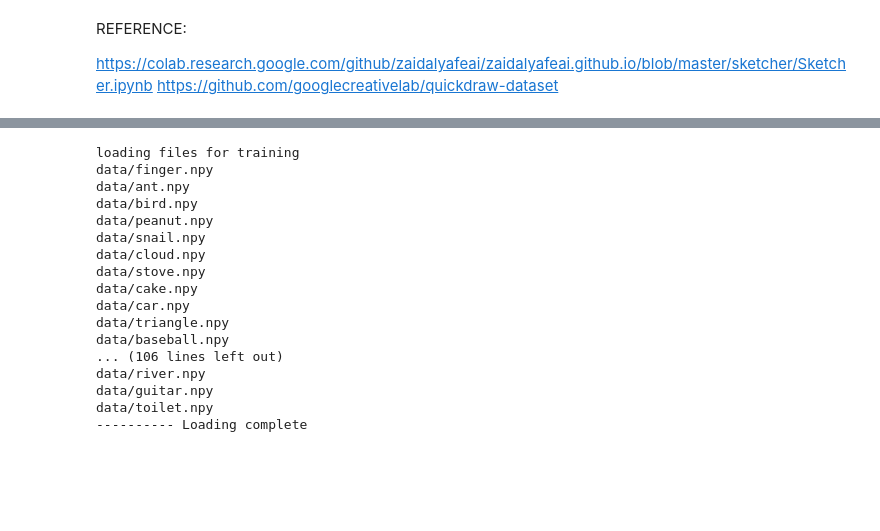
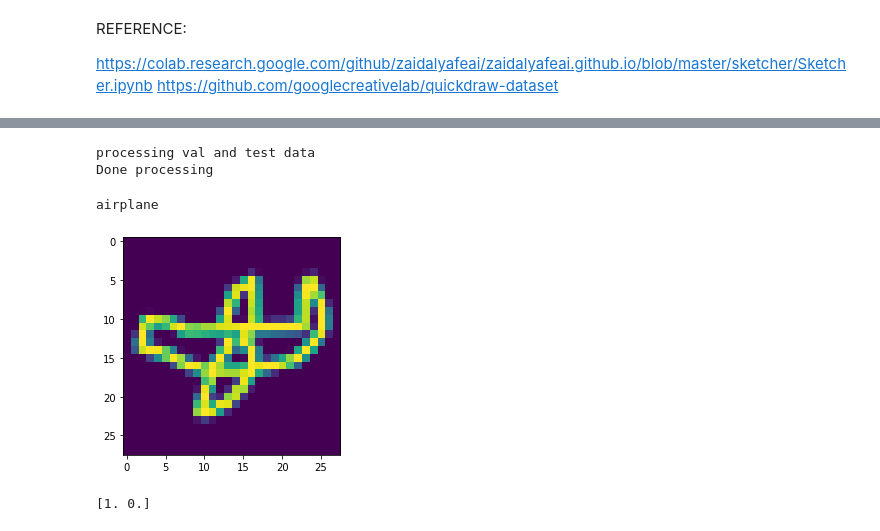
Before and after one commit to bombaybrew/colab_experiments, a Jupyter notebook: quickdraw_generator_gpu.ipynb, the cells around one changed output, grey strips where cells are left out. Cells and saved outputs as stored; diff of their text form; code cells hidden in the pictures; blank space fills up the shorter version.

Commit message:
data generator workaround + variable learning rate

```diff
--- a/quickdraw_generator_gpu.ipynb
+++ b/quickdraw_generator_gpu.ipynb
@@ -39,3 +24,29 @@ tf.random.set_seed(2)
+# %%
+# IMPORTS
+
+import os
+import glob
+import numpy as np
+import pandas as pd
+from tensorflow.keras import layers
+from tensorflow import keras
+import tensorflow as tf
+import matplotlib.pyplot as plt
+from sklearn import metrics
+import gc
+
+from numpy.random import seed
+seed(1)
+tf.random.set_seed(2)
+
+# classes = ['airplane', 'apple', 'ant', 'axe']
+classes = ['airplane','apple','ant','axe','banana','baseball','bee','beach','bird','book','bucket','bus','butterfly','cactus','cake','cannon','car','carrot','castle',
+            'cat','chair','church','circle','clock','cloud','computer','cookie','cow','crab','crayon','cup','dolphin','donut','door','dragon','diamond','drums','duck',
+            'ear','elephant','envelope','eraser','eye','face','fan','finger','fish','flower','frog','garden','grapes','grass','guitar','hammer','hand','hat','helmet',
+            'horse','house','hospital','jail','kangaroo','knife','laptop','leg','lion','lollipop','map','microwave','monkey','moon','mountain','mouse','mug','nail',
+            'nose','onion','owl','panda','parachute','parrot','passport','peanut','pencil','piano','pig','pizza','potato','rabbit','radio','rain','rainbow','river',
+            'sandwich','saw','sun','shark','shoe','skull','snail','snowflake','spider','square','stairs','star','stove','strawberry','table','teapot','television','tent',
+            'toilet','toothbrush','toothpaste','train','triangle','truck','umbrella','whale','zebra']
 # %%
 # files = glob.iglob("data/*.npy")
 # file = next(files)
@@ -129,20 +59,0 @@ data/finger.npy
-# %%
-x_train, y_train = next(training_data_gen)
-# %% [output]
-loading files for training
-data/finger.npy
-data/ant.npy
-data/bird.npy
-data/peanut.npy
-data/snail.npy
-data/cloud.npy
-data/stove.npy
-data/cake.npy
-data/car.npy
-data/triangle.npy
-data/baseball.npy
-... (106 lines left out)
-data/river.npy
-data/guitar.npy
-data/toilet.npy
----------- Loading complete
@@ -149,3 +109,29 @@ data/toilet.npy
+# %%
+# x_train, y_train = next(train_gen)
+x_test, y_test = val_test_data()
+# %% [output]
+processing val and test data
+Done processing
+# %%
+from random import randint
+def visualise_random(x, y):
+
+  idx = randint(0, len(x))
+  plt.imshow(x[idx].reshape(28,28))
+  print(classes[y[idx].tolist().index(1)])
+  # print(classes[int(y_train[idx])])
+  # print(y_train[idx].tolist().index(1))
+  # print(x[idx].reshape(28,28))
+
+visualise_random(x_test, y_test)
+# x_train[0].reshape(28,28)
+# %% [output]
+airplane
+[figure, added]
+# %%
+print(x[1999])
+# %% [output]
+[1. 0.]
 # %%
 print(x_train.shape)
 print(y_train.shape)
```
Also changed, not shown: parts of 20 cells of this notebook.
